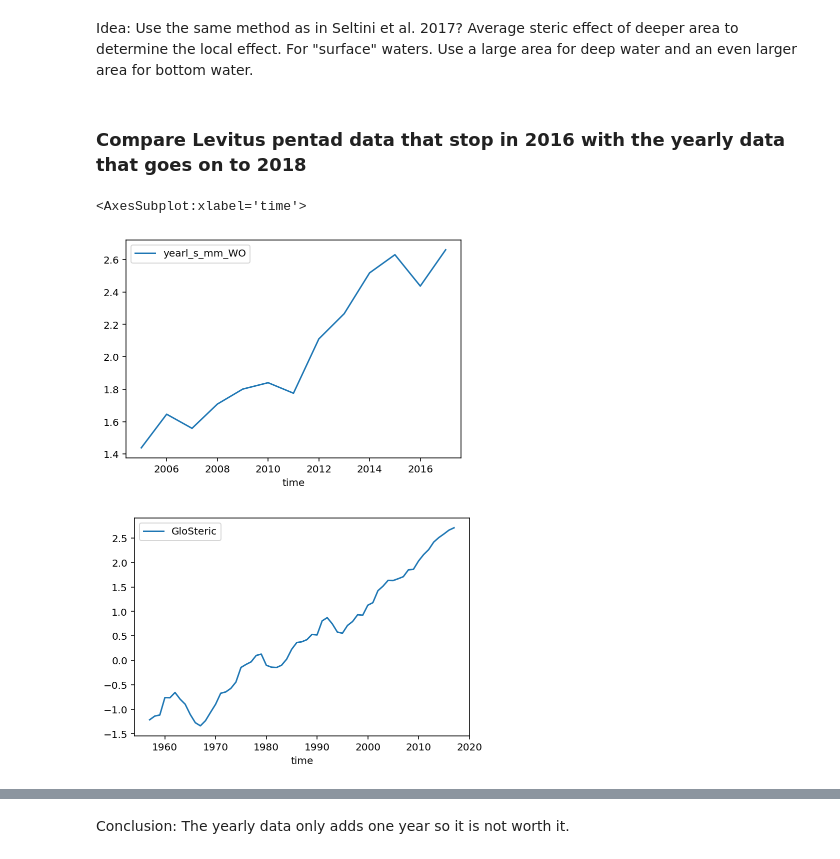
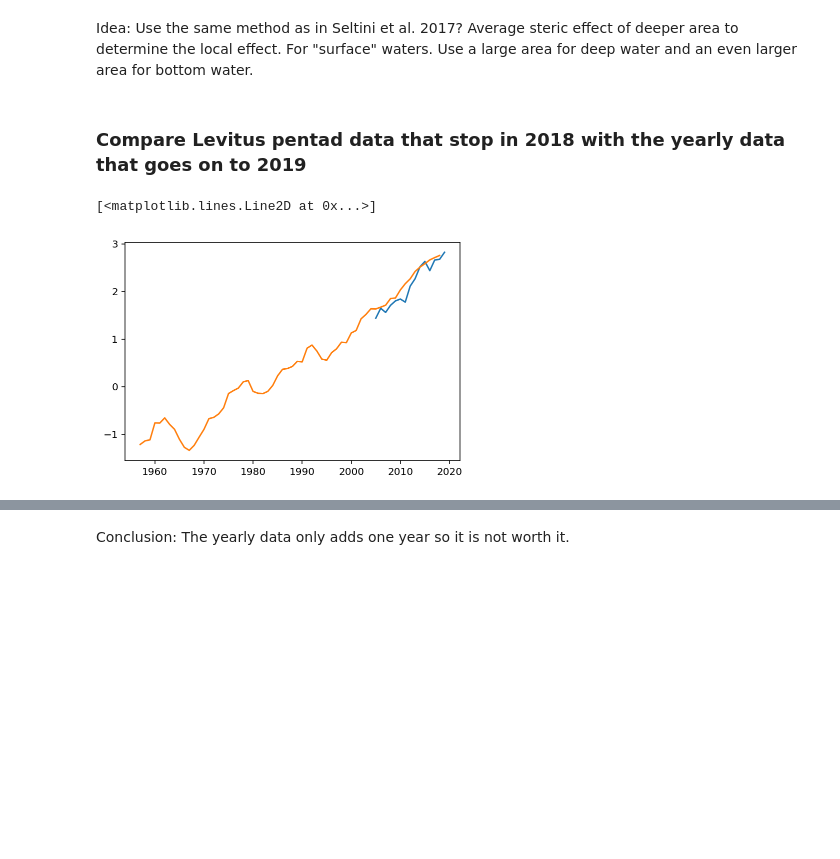
Before and after one commit to Jacobiaan/SLBudget, a Jupyter notebook: notebooks/Steric.ipynb, the cells around one changed output, grey strips where cells are left out. Saved outputs shown, nothing was run; the diff lists cells and outputs as text; code cells hidden in the pictures; blank space fills up the shorter version.

```diff
--- a/notebooks/Steric.ipynb
+++ b/notebooks/Steric.ipynb
@@ -254,23 +227,23 @@ DepthArSel.plot()
 # %% [markdown]
 Idea: Use the same method as in Seltini et al. 2017? Average steric effect of deeper area to determine the local effect. For "surface" waters. Use a large area for deep water and an even larger area for bottom water.
 # %% [markdown]
-### Compare Levitus pentad data that stop in 2016 with the yearly data that goes on to 2018
+### Compare Levitus pentad data that stop in 2018 with the yearly data that goes on to 2019
 # %%
 PATH_Data = '/Users/dewilebars/Data/'
 Dir_LEV = PATH_Data + 'NOAA/'
 
 Lev_ds = xr.open_dataset(Dir_LEV + \
                          'mean_total_steric_sea_level_anomaly_0-2000_yearly.nc', \
                          decode_times=False)
 LevitusSL_y = Lev_ds.yearl_s_mm_WO.copy() / 10
 
 # Convert from months since 1955 to years
 LevitusSL_y['time'] = LevitusSL_y.time / 12 + 1955 - .5
 LevitusSL_y['time'] = LevitusSL_y.time.astype(int)
 LevitusSL_y_df = LevitusSL_y.to_dataframe()
-LevitusSL_y_df.iloc[:-1].plot()
-LevitusSL_df.plot()
+
+plt.plot(LevitusSL_y_df.iloc[:-1])
+plt.plot(LevitusSL_df)
 # %% [output]
-<AxesSubplot:xlabel='time'>
+[<matplotlib.lines.Line2D at 0x...>]
-[figure, old version]
+[figure, new version]
-[figure, removed]
```
Also changed, not shown: parts of 28 cells of this notebook, 2 other files.
